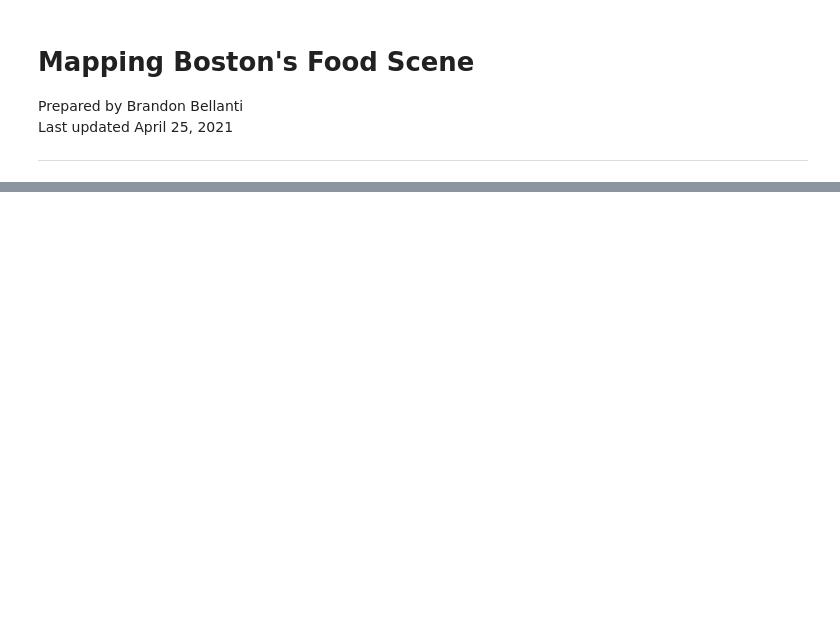
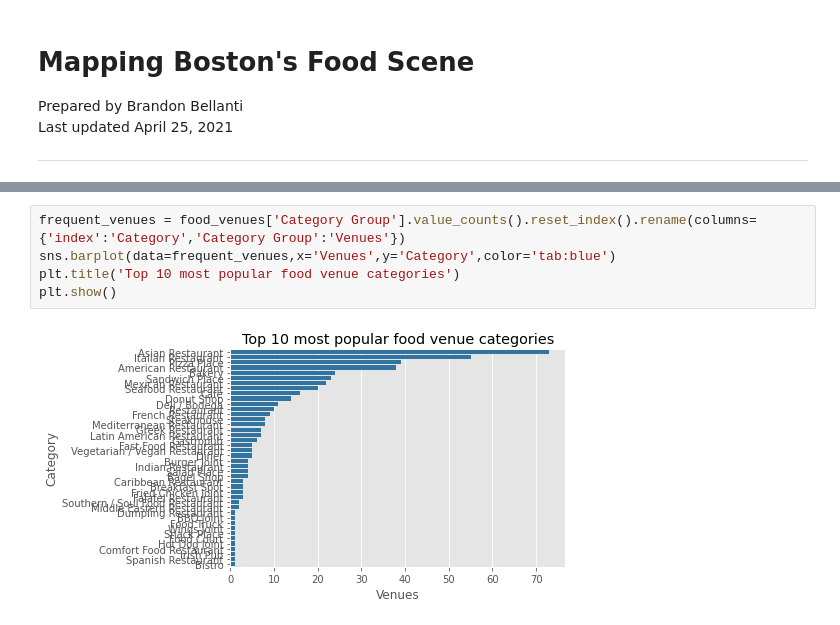
Before and after one commit to brandonbellanti/Coursera_Capstone, a Jupyter notebook: final_project/boston_food_scene.ipynb, the cells around one changed output, grey strips where cells are left out. Cells and saved outputs as stored; diff of their text form; blank space fills up the shorter version.

```diff
--- a/final_project/boston_food_scene.ipynb
+++ b/final_project/boston_food_scene.ipynb
@@ -35,0 +596,7 @@ I will use the K-Nearest-Neighbor algorithm to cluster the venues.
+# %%
+frequent_venues = food_venues['Category Group'].value_counts().reset_index().rename(columns={'index':'Category','Category Group':'Venues'})
+sns.barplot(data=frequent_venues,x='Venues',y='Category',color='tab:blue')
+plt.title('Top 10 most popular food venue categories')
+plt.show()
+# %% [output]
+[figure, added]
```
Also changed, not shown: parts of 95 cells of this notebook, 1 other file.
